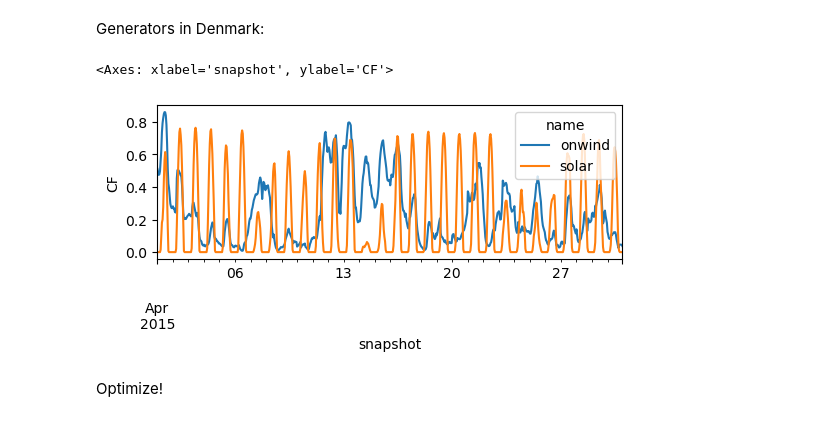
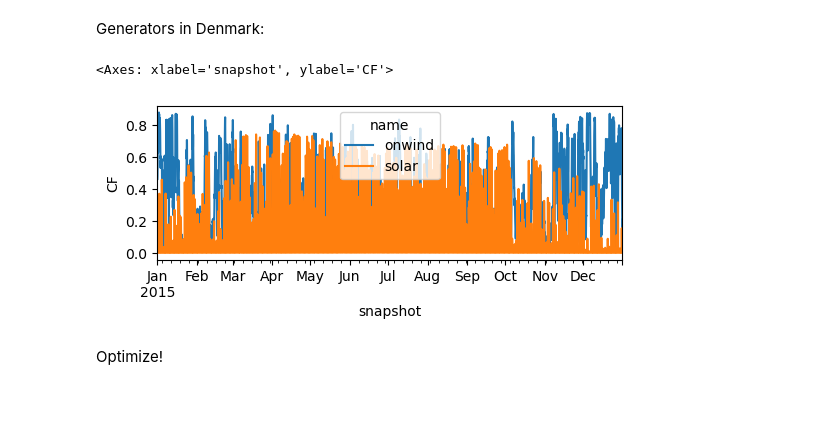
Before and after one commit to KenzoDTU/Integrated-Energy-Grids-A1G21, a Jupyter notebook: Part_1.ipynb, the cells around one changed output. Drawn from its saved outputs; the diff is of its cells as text; code cells hidden in the pictures.

```diff
--- a/Part_1.ipynb
+++ b/Part_1.ipynb
@@ -103,10 +103,10 @@ dnk_n.add(
     p_nom_extendable = True
     )
 # %%
-dnk_n.generators_t.p_max_pu.loc["2015-04"].plot(figsize=(6, 2), ylabel="CF")
+dnk_n.generators_t.p_max_pu.loc["2015"].plot(figsize=(6, 2), ylabel="CF")
 # %% [output]
 <Axes: xlabel='snapshot', ylabel='CF'>
-[figure, old version]
+[figure, new version]
 # %% [markdown]
 Optimize!
 # %%
```
